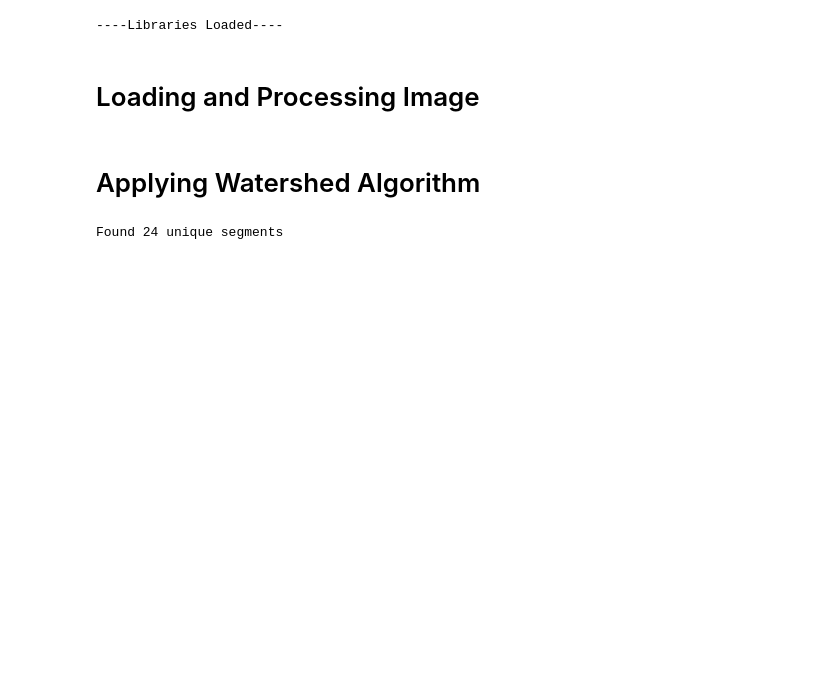
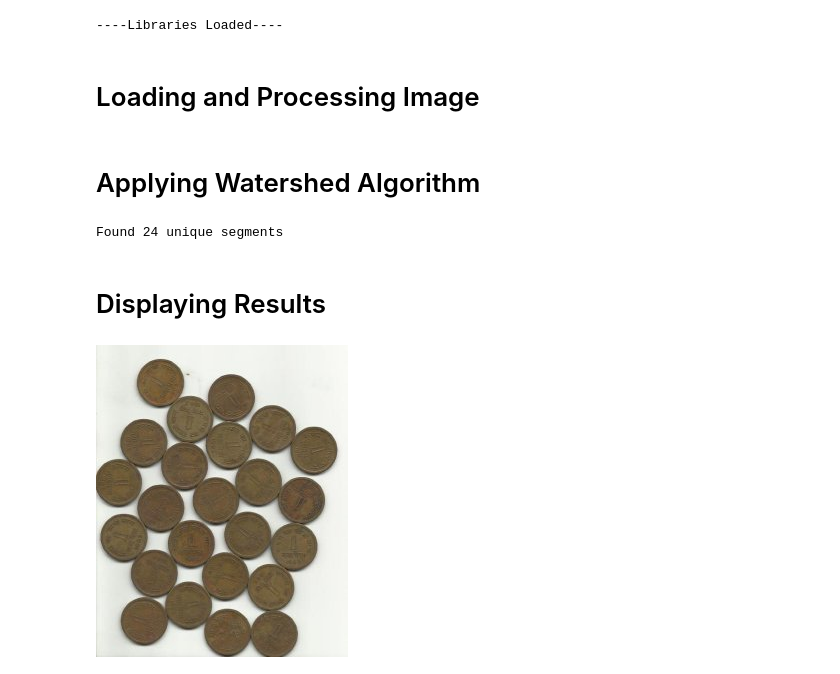
Before and after one commit to geekquad/Pixel-Processing, a Jupyter notebook: WatershedAlgorithm/Watershed Algorithm.ipynb, the cells around one changed output. Cells and saved outputs as stored; diff of their text form; code cells hidden in the pictures; blank space fills up the shorter version.

```diff
--- a/WatershedAlgorithm/Watershed Algorithm.ipynb
+++ b/WatershedAlgorithm/Watershed Algorithm.ipynb
@@ -95,3 +91,12 @@ image  = cv2.resize(image, (600, 500))
 cv2.imshow("Resultant image", image)
 cv2.waitKey(0)
 cv2.destroyAllWindows()
+# %% [markdown]
+# Displaying Results
+# %%
+#Showing Input Image
+
+from IPython.display import Image
+Image(filename='Input_image.jpg')
+# %% [output]
+[figure, added]
```
Also changed, not shown: parts of 2 cells of this notebook.
